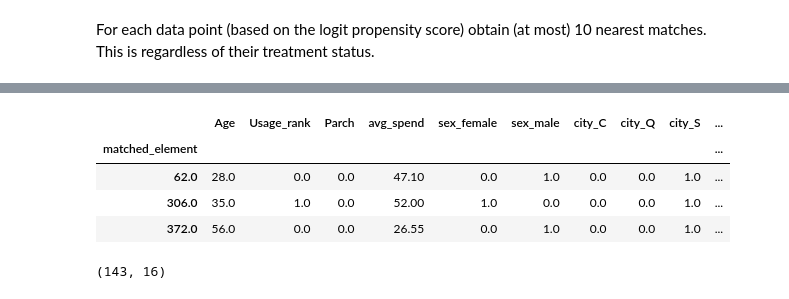
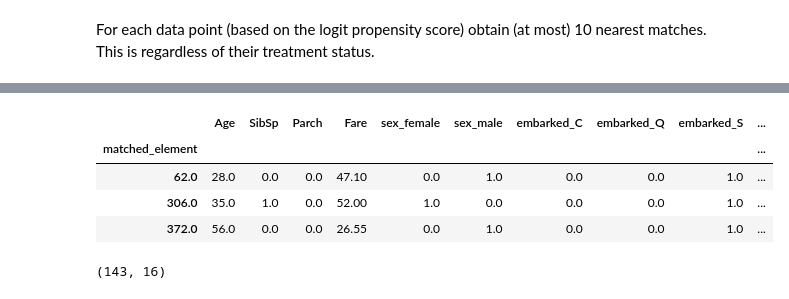
Before and after one commit to hidhiru/working-with-causal-inference, a Jupyter notebook: propensity_score_matching_PSM.ipynb, the cells around one changed output, grey strips where cells are left out. Cells and saved outputs as stored; diff of their text form; code cells hidden in the pictures.

```diff
--- a/propensity_score_matching_PSM.ipynb
+++ b/propensity_score_matching_PSM.ipynb
@@ -149,11 +137,11 @@ We should account for all variables that affect the treatment variable (i.e. pro
 # %%
-df_data = df[['treatment','Sex','Age','Usage_rank','Parch','city', 'Cust_Class', 'avg_spend']]
+df_data = df[['treatment','Sex','Age','SibSp','Parch','Embarked', 'Pclass', 'Fare']]
 # %%
 T = df_data.treatment
 X = df_data.loc[:,df_data.columns !='treatment']
 # %%
-X_encoded = pd.get_dummies(X, columns = ['Sex','city', 'Cust_Class'], \
-                           prefix = {'Sex':'sex', 'city' : 'city', 'Cust_Class' : 'class'}, drop_first=False)
+X_encoded = pd.get_dummies(X, columns = ['Sex','Embarked', 'Pclass'], \
+                           prefix = {'Sex':'sex', 'Embarked' : 'embarked', 'Pclass' : 'class'}, drop_first=False)
 # %%
 X_encoded
 # %% [output]
@@ -255,11 +243,11 @@ common_support = (predictions_logit > -10) & (predictions_logit < 10)
 # %%
 df_data.loc[:,'propensity_score'] = predictions[:,1]
 df_data.loc[:,'propensity_score_logit'] = predictions_logit
-df_data.loc[:,'outcome'] = y.Accepted
+df_data.loc[:,'outcome'] = y.Survived
 
 X_encoded.loc[:,'propensity_score'] = predictions[:,1]
 X_encoded.loc[:,'propensity_score_logit'] = predictions_logit
-X_encoded.loc[:,'outcome'] = y.Accepted
+X_encoded.loc[:,'outcome'] = y.Survived
 X_encoded.loc[:,'treatment'] = df_data.treatment
 # %% [markdown]
 ## Matching Implementation
@@ -301,7 +286,7 @@ Element distance: 0.006540
 ...
 # %%
-print('For item 0, the 5 closest indexes are (first item is self):')
-for idx in indexes[0,0:5]:
+print('For item 0, the 4 closest indexes are (first item is self):')
+for idx in indexes[0,0:4]:
     print('Element index: {}'.format(idx))
 print('...')
 # %% [output]
@@ -334,19 +318,19 @@ treated_matched_data.head(3)
 # %%
 def obtain_match_details(row, all_data, attribute):
     return all_data.loc[row.matched_element][attribute]
 
 untreated_matched_data = pd.DataFrame(data = treated_matched_data.matched_element)
 
-attributes = ['Age', 'Usage_rank', 'Parch', 'avg_spend', 'sex_female', 'sex_male', 'city_C',
-       'city_Q', 'city_S', 'class_1', 'class_2', 'class_3',
+attributes = ['Age', 'SibSp', 'Parch', 'Fare', 'sex_female', 'sex_male', 'embarked_C',
+       'embarked_Q', 'embarked_S', 'class_1', 'class_2', 'class_3',
        'propensity_score', 'propensity_score_logit', 'outcome', 'treatment']
 for attr in attributes:
     untreated_matched_data[attr] = untreated_matched_data.apply(obtain_match_details, axis = 1, all_data = df_data, attribute = attr)
 
 untreated_matched_data = untreated_matched_data.set_index('matched_element')
 untreated_matched_data.head(3)
 # %% [output]
-|  | Age | Usage_rank | Parch | avg_spend | sex_female | sex_male | city_C | city_Q | city_S | ... |
+|  | Age | SibSp | Parch | Fare | sex_female | sex_male | embarked_C | embarked_Q | embarked_S | ... |
 | matched_element |  |  |  |  |  |  |  |  |  | ... |
 | 62.0 | 28.0 | 0.0 | 0.0 | 47.10 | 0.0 | 1.0 | 0.0 | 0.0 | 1.0 | ... |
 | 306.0 | 35.0 | 1.0 | 0.0 | 52.00 | 1.0 | 0.0 | 0.0 | 0.0 | 1.0 | ... |
```
Also changed, not shown: parts of 35 cells of this notebook.
